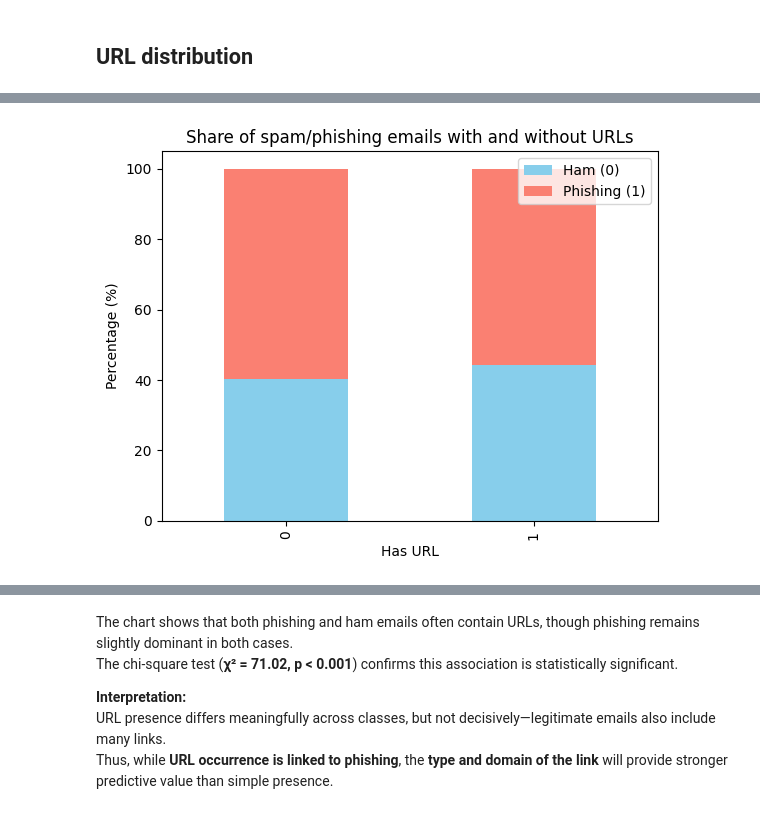
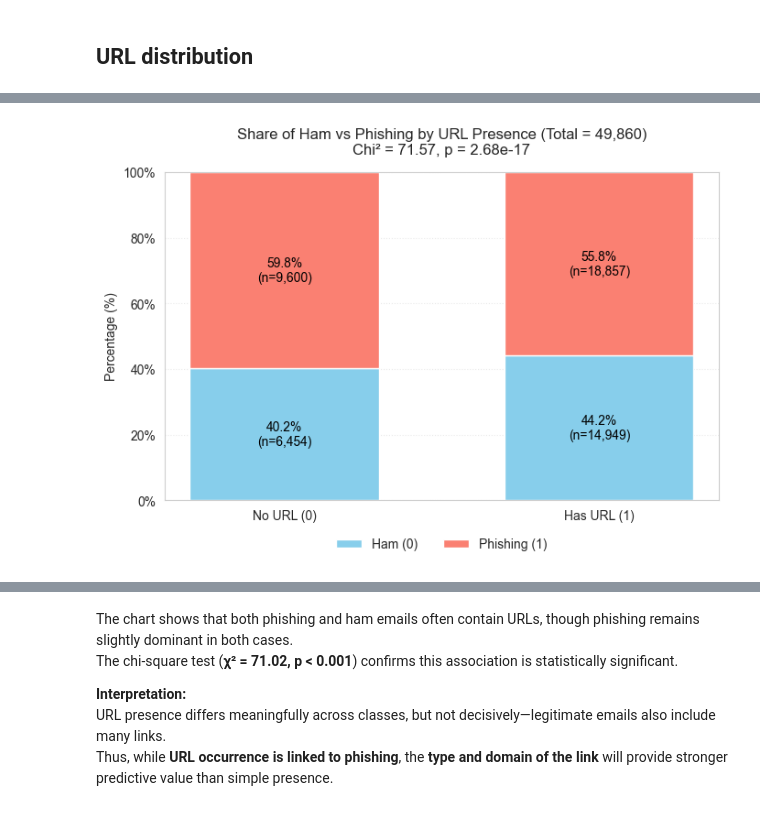
Before and after one commit to H6WU6R/DSA4263_Group_Project, a Jupyter notebook: notebooks/EDA.ipynb, the cells around one changed output, grey strips where cells are left out. Saved outputs shown, nothing was run; the diff lists cells and outputs as text; code cells hidden in the pictures.

```diff
--- a/notebooks/EDA.ipynb
+++ b/notebooks/EDA.ipynb
@@ -87,19 +172,74 @@ plt.show()
 # %%
-print(df['urls'].value_counts())
+import numpy as np
+import pandas as pd
+import matplotlib.pyplot as plt
+from matplotlib.ticker import PercentFormatter
+from scipy.stats import chi2_contingency
 
-ct = pd.crosstab(df['urls'], df['label'], normalize='index') * 100
+# --- 1) Counts & percentages
+# Ensure both rows (urls=0,1) and both columns (label=0,1) exist
+tbl = pd.crosstab(df['urls'], df['label']).reindex(index=[0,1], columns=[0,1], fill_value=0)
+row_totals = tbl.sum(axis=1)
+ct = (tbl.div(row_totals, axis=0) * 100).round(2)  # percentages
+
+# Optional: print quick stats
+print("URL flag counts:")
+print(df['urls'].value_counts().sort_index())
+print("\nClass shares (%) by URL flag:")
 print(ct)
 
-# Bar plot
-ct.plot(kind='bar', stacked=True, color=['skyblue','salmon'])
-plt.title("Share of spam/phishing emails with and without URLs")
-plt.ylabel("Percentage (%)")
-plt.xlabel("Has URL")
-plt.legend(["Ham (0)", "Phishing (1)"])
+# Chi-square test
+chi2, p, _, _ = chi2_contingency(tbl.values)
+print(f"\nChi²={chi2:.2f}, p-value={p:.4g}")
+
+# --- 2) Plot: stacked percentage bars with annotations
+labels = ['No URL (0)', 'Has URL (1)']
+x = np.arange(len(labels))
+width = 0.6
+
+ham_pct   = ct[0].reindex([0,1]).fillna(0).values  # % ham for urls=0,1
+phish_pct = ct[1].reindex([0,1]).fillna(0).values  # % phishing for urls=0,1
+
+ham_cnt   = tbl[0].reindex([0,1]).fillna(0).values.astype(int)
+phish_cnt = tbl[1].reindex([0,1]).fillna(0).values.astype(int)
+tot_cnt   = row_totals.reindex([0,1]).fillna(0).values.astype(int)
+
+fig, ax = plt.subplots(figsize=(7,5))
+
+# Bars (percent scale)
+bar_ham   = ax.bar(x, ham_pct,   width, label='Ham (0)',      color='skyblue', edgecolor='white')
+bar_phish = ax.bar(x, phish_pct, width, bottom=ham_pct, label='Phishing (1)', color='salmon',  edgecolor='white')
+
+# Annotations: show % and (n=...)
+def annotate_stack(ax, bars, pct_vals, cnt_vals, bottom=None):
+    for i, bar in enumerate(bars):
+        height = bar.get_height()
+        if height <= 0:
+            continue
+        y = (bottom[i] if bottom is not None else 0) + height/2  # center of the segment
+        ax.text(
+            bar.get_x() + bar.get_width()/2, y,
+            f"{pct_vals[i]:.1f}%\n(n={cnt_vals[i]:,})",
+            ha='center', va='center', fontsize=10, color='black'
+        )
+
+annotate_stack(ax, bar_ham,   ham_pct,   ham_cnt,   bottom=np.zeros_like(ham_pct))
+annotate_stack(ax, bar_phish, phish_pct, phish_cnt, bottom=ham_pct)
+
+# Title with totals
+grand_total = int(tot_cnt.sum())
+ax.set_title(f"Share of Ham vs Phishing by URL Presence (Total = {grand_total:,})\n"
+             f"Chi² = {chi2:.2f}, p = {p:.2e}", fontsize=12, pad=14)
+
+ax.set_xticks(x)
+ax.set_xticklabels(labels)
+ax.set_ylabel("Percentage (%)")
+ax.yaxis.set_major_formatter(PercentFormatter())
+
+ax.set_ylim(0, 100)  # percent scale
+ax.legend(frameon=False, ncols=2, loc='upper center', bbox_to_anchor=(0.5, -0.08))
+ax.margins(y=0.05)
+ax.grid(axis='y', linestyle=':', alpha=0.4)
+plt.tight_layout()
 plt.show()
-
-from scipy.stats import chi2_contingency
-tbl = pd.crosstab(df['urls'], df['label'])
-chi2, p, _, _ = chi2_contingency(tbl)
-print(f"Chi²={chi2:.2f}, p-value={p:.4g}")
 # %% [output]
@@ -114 +259 @@ urls
-[figure, old version]
+[figure, new version]
```
Also changed, not shown: parts of 21 cells of this notebook.
